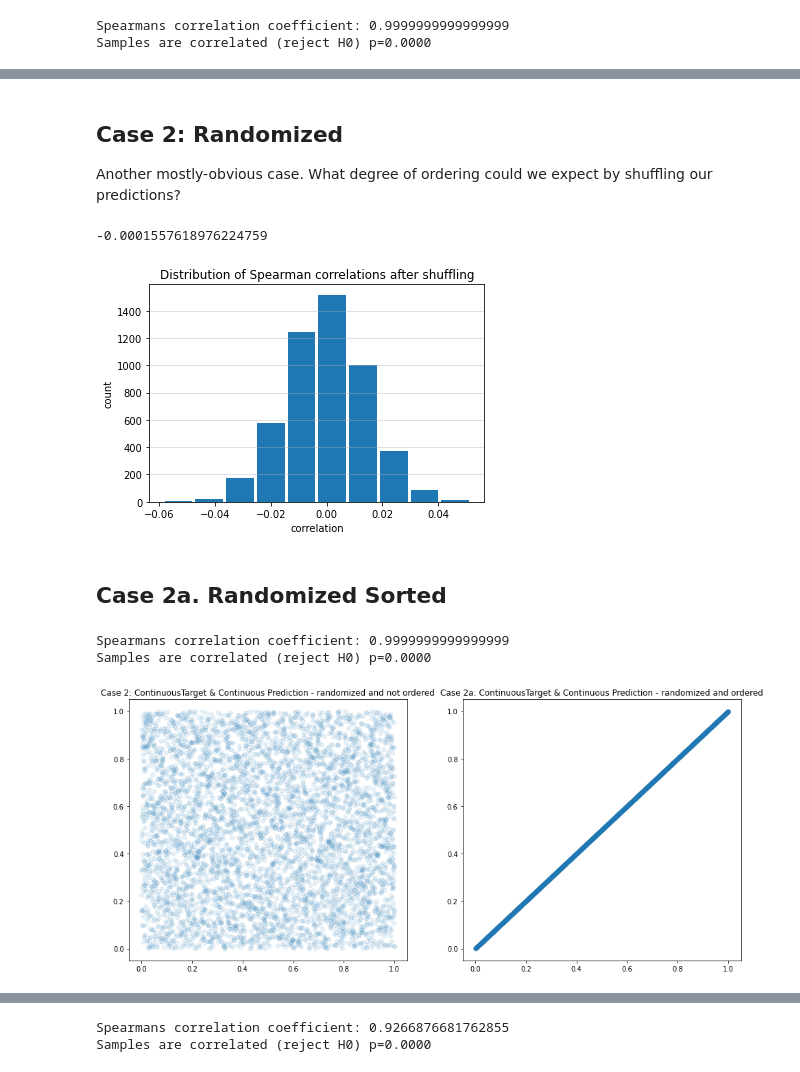
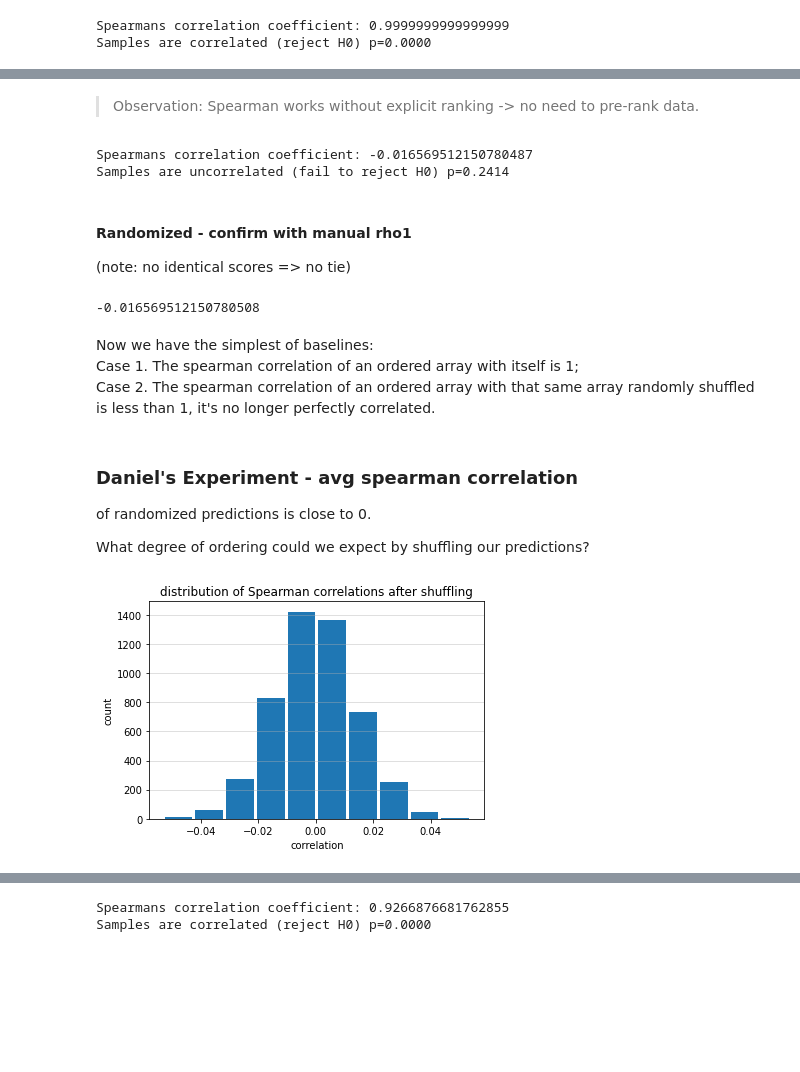
Before and after one commit to anyaconda/myStats, a Jupyter notebook: mySpearmanSimulation.ipynb, the cells around one changed output, grey strips where cells are left out. Saved outputs shown, nothing was run; the diff lists cells and outputs as text; code cells hidden in the pictures; blank space fills up the shorter version.

```diff
--- a/mySpearmanSimulation.ipynb
+++ b/mySpearmanSimulation.ipynb
@@ -86,47 +183,48 @@ plt.ylabel('Continuous Prediction');
+# %% [markdown]
+> Observation: Spearman works without explicit ranking -> no need to pre-rank data.
+# %%
+# calculate spearman's correlation with Scipy
+coef, p = spearmanr(preds, true_target)
+print('Spearmans correlation coefficient:', coef)
+# interpret the significance
+alpha = 0.05
+if p > alpha:
+    print('Samples are uncorrelated (fail to reject H0) p=%.4f' % p)
+else:
+    print('Samples are correlated (reject H0) p=%.4f' % p)
+# %% [output]
+Spearmans correlation coefficient: -0.016569512150780487
+Samples are uncorrelated (fail to reject H0) p=0.2414
+# %% [markdown]
+#### Randomized - confirm with manual rho1
+(note: no identical scores => no tie)
+# %%
+#confirm with my manual rho1 - rounding error probably due to implementation
+rho1(preds, true_target)
+# %% [output]
+-0.016569512150780508
+# %% [markdown]
+Now we have the simplest of baselines:
+Case 1. The spearman correlation of an ordered array with itself is 1;
+Case 2. The spearman correlation of an ordered array with that same array randomly shuffled is less than 1, it's no longer perfectly correlated.
 # %% [markdown]
-## Case 2: Randomized
-Another mostly-obvious case. What degree of ordering could we expect by shuffling our predictions?
+### Daniel's Experiment - avg spearman correlation
+of randomized predictions is close to 0.
+
+What degree of ordering could we expect by shuffling our predictions?
 # %%
 preds = np.arange(0,5000) / 4999
 shuffle_corr = []
 for i in range(5000):
     np.random.shuffle(preds)
     shuffle_corr.append(spearmanr(preds,true_target)[0])
-# %%
-shuffle_corr = np.array(shuffle_corr)
-shuffle_corr.mean()
-# %% [output]
--0.0001557618976224759
 # %%
+shuffle_corr = np.array(shuffle_corr)
 plt.hist(shuffle_corr, bins=10, rwidth=0.9)
 plt.xlabel('correlation')
 plt.ylabel('count')
-plt.title('Distribution of Spearman correlations after shuffling')
+plt.title('distribution of Spearman correlations after shuffling')
 plt.grid(axis='y', alpha=0.5)
 # %% [output]
-[figure, old version]
+[figure, new version]
-# %% [markdown]
-## Case 2a.  Randomized Sorted
-# %%
-# calculate spearman's correlation with Scipy
-coef, p = spearmanr(true_target, sorted(preds))
-print('Spearmans correlation coefficient:', coef)
-# interpret the significance
-alpha = 0.05
-if p > alpha:
-    print('Samples are uncorrelated (fail to reject H0) p=%.4f' % p)
-else:
-    print('Samples are correlated (reject H0) p=%.4f' % p)
-# %% [output]
-Spearmans correlation coefficient: 0.9999999999999999
-Samples are correlated (reject H0) p=0.0000
-# %%
-#visualize raw input and ordered input
-_,ax = plt.subplots(1,2, figsize=(16,7))
-ax[0].scatter(true_target,preds, alpha=.1);
-ax[0].title.set_text("Case 2: ContinuousTarget & Continuous Prediction - randomized and not ordered");
-ax[1].scatter(true_target,sorted(preds), alpha=.1);
-ax[1].title.set_text("Case 2a: ContinuousTarget & Continuous Prediction - randomized and ordered");
-# %% [output]
-[figure, removed]
 # %% [markdown]
```
Also changed, not shown: parts of 53 cells of this notebook.
